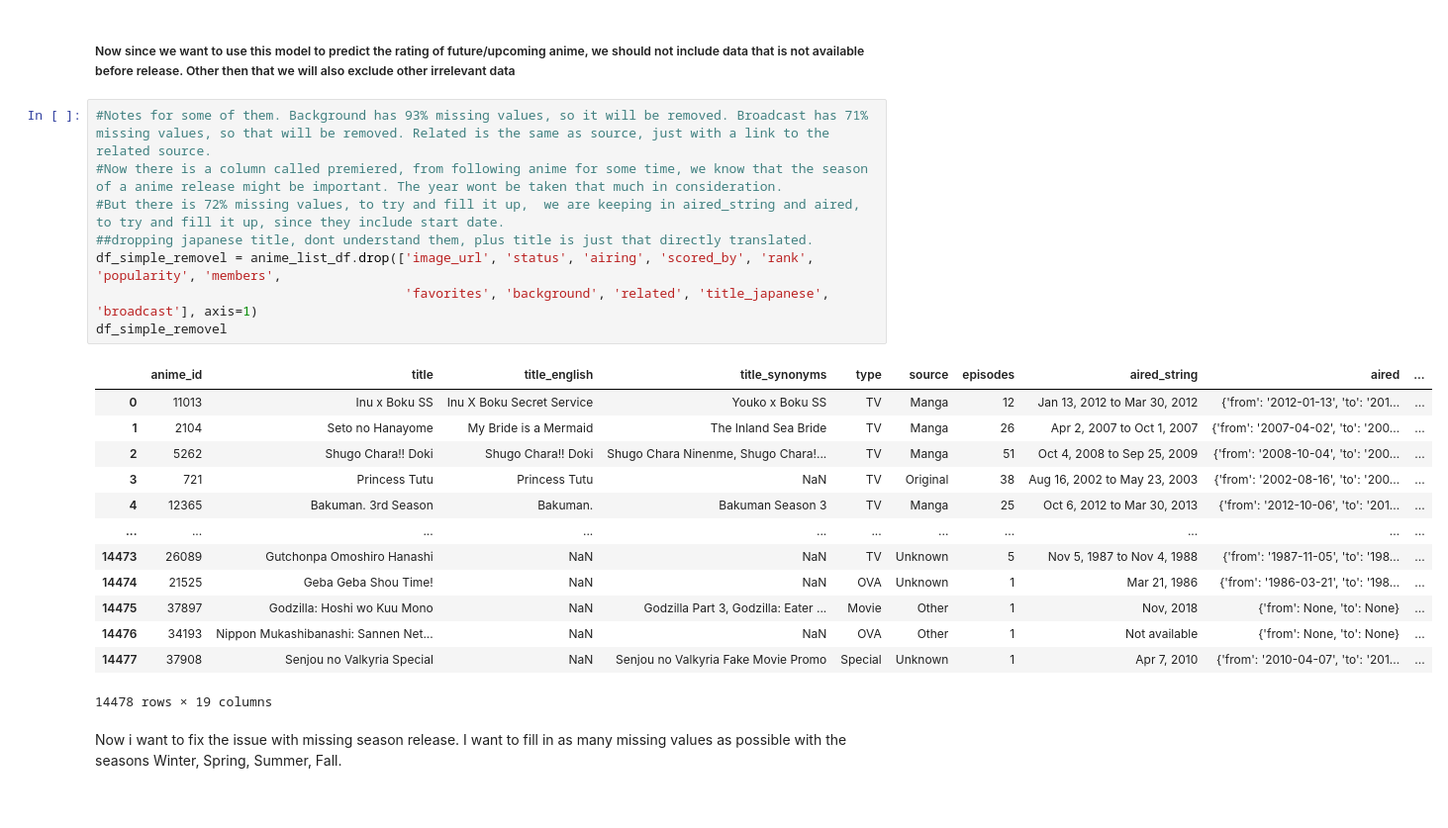
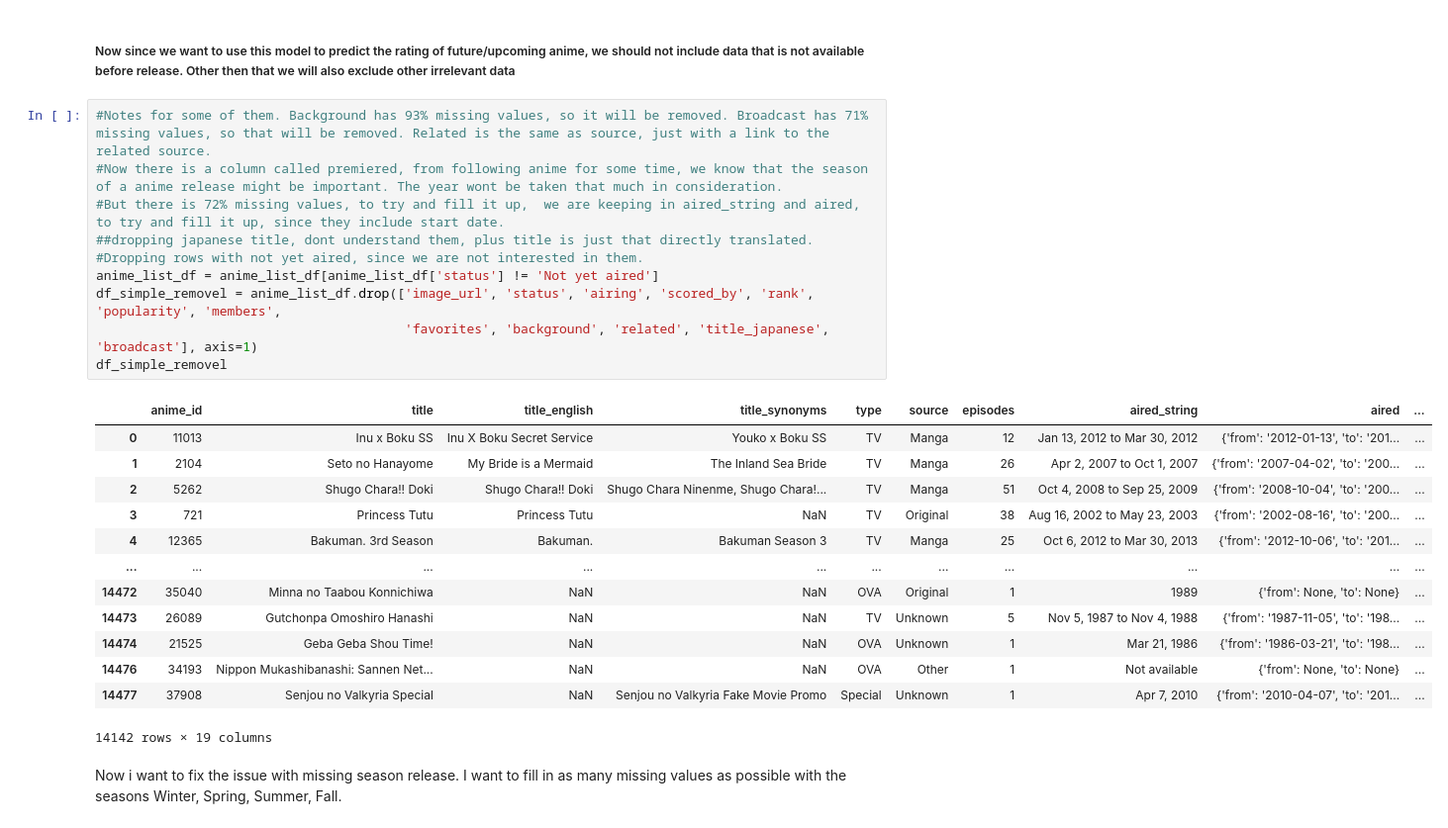
Before and after one commit to ymersod/MAL_Project, a Jupyter notebook: SimonSDataAnalyse.ipynb, the cells around one changed output. Shown at 99% size. Drawn from its saved outputs; the diff is of its cells as text.

```diff
--- a/SimonSDataAnalyse.ipynb
+++ b/SimonSDataAnalyse.ipynb
@@ -48,25 +48,27 @@ anime_list_df
 # %%
 #Notes for some of them. Background has 93% missing values, so it will be removed. Broadcast has 71% missing values, so that will be removed. Related is the same as source, just with a link to the related source.
 #Now there is a column called premiered, from following anime for some time, we know that the season of a anime release might be important. The year wont be taken that much in consideration.
 #But there is 72% missing values, to try and fill it up,  we are keeping in aired_string and aired, to try and fill it up, since they include start date.
 ##dropping japanese title, dont understand them, plus title is just that directly translated.
+#Dropping rows with not yet aired, since we are not interested in them.
+anime_list_df = anime_list_df[anime_list_df['status'] != 'Not yet aired']
 df_simple_removel = anime_list_df.drop(['image_url', 'status', 'airing', 'scored_by', 'rank', 'popularity', 'members',
                                         'favorites', 'background', 'related', 'title_japanese', 'broadcast'], axis=1)
 df_simple_removel
 # %% [output]
 |  | anime_id | title | title_english | title_synonyms | type | source | episodes | aired_string | aired | ... |
 | 0 | 11013 | Inu x Boku SS | Inu X Boku Secret Service | Youko x Boku SS | TV | Manga | 12 | Jan 13, 2012 to Mar 30, 2012 | {'from': '2012-01-13', 'to': '201... | ... |
 | 1 | 2104 | Seto no Hanayome | My Bride is a Mermaid | The Inland Sea Bride | TV | Manga | 26 | Apr 2, 2007 to Oct 1, 2007 | {'from': '2007-04-02', 'to': '200... | ... |
 | 2 | 5262 | Shugo Chara!! Doki | Shugo Chara!! Doki | Shugo Chara Ninenme, Shugo Chara!... | TV | Manga | 51 | Oct 4, 2008 to Sep 25, 2009 | {'from': '2008-10-04', 'to': '200... | ... |
 | 3 | 721 | Princess Tutu | Princess Tutu | NaN | TV | Original | 38 | Aug 16, 2002 to May 23, 2003 | {'from': '2002-08-16', 'to': '200... | ... |
 | 4 | 12365 | Bakuman. 3rd Season | Bakuman. | Bakuman Season 3 | TV | Manga | 25 | Oct 6, 2012 to Mar 30, 2013 | {'from': '2012-10-06', 'to': '201... | ... |
 | ... | ... | ... | ... | ... | ... | ... | ... | ... | ... | ... |
+| 14472 | 35040 | Minna no Taabou Konnichiwa | NaN | NaN | OVA | Original | 1 | 1989 | {'from': None, 'to': None} | ... |
 | 14473 | 26089 | Gutchonpa Omoshiro Hanashi | NaN | NaN | TV | Unknown | 5 | Nov 5, 1987 to Nov 4, 1988 | {'from': '1987-11-05', 'to': '198... | ... |
 | 14474 | 21525 | Geba Geba Shou Time! | NaN | NaN | OVA | Unknown | 1 | Mar 21, 1986 | {'from': '1986-03-21', 'to': '198... | ... |
-| 14475 | 37897 | Godzilla: Hoshi wo Kuu Mono | NaN | Godzilla Part 3, Godzilla: Eater ... | Movie | Other | 1 | Nov, 2018 | {'from': None, 'to': None} | ... |
 | 14476 | 34193 | Nippon Mukashibanashi: Sannen Net... | NaN | NaN | OVA | Other | 1 | Not available | {'from': None, 'to': None} | ... |
 | 14477 | 37908 | Senjou no Valkyria Special | NaN | Senjou no Valkyria Fake Movie Promo | Special | Unknown | 1 | Apr 7, 2010 | {'from': '2010-04-07', 'to': '201... | ... |
-14478 rows × 19 columns
+14142 rows × 19 columns
 # %% [markdown]
 Now i want to fix the issue with missing season release. I want to fill in as many missing values as possible with the seasons Winter, Spring, Summer, Fall.
 # %%
```
Also changed, not shown: parts of 19 cells of this notebook.
